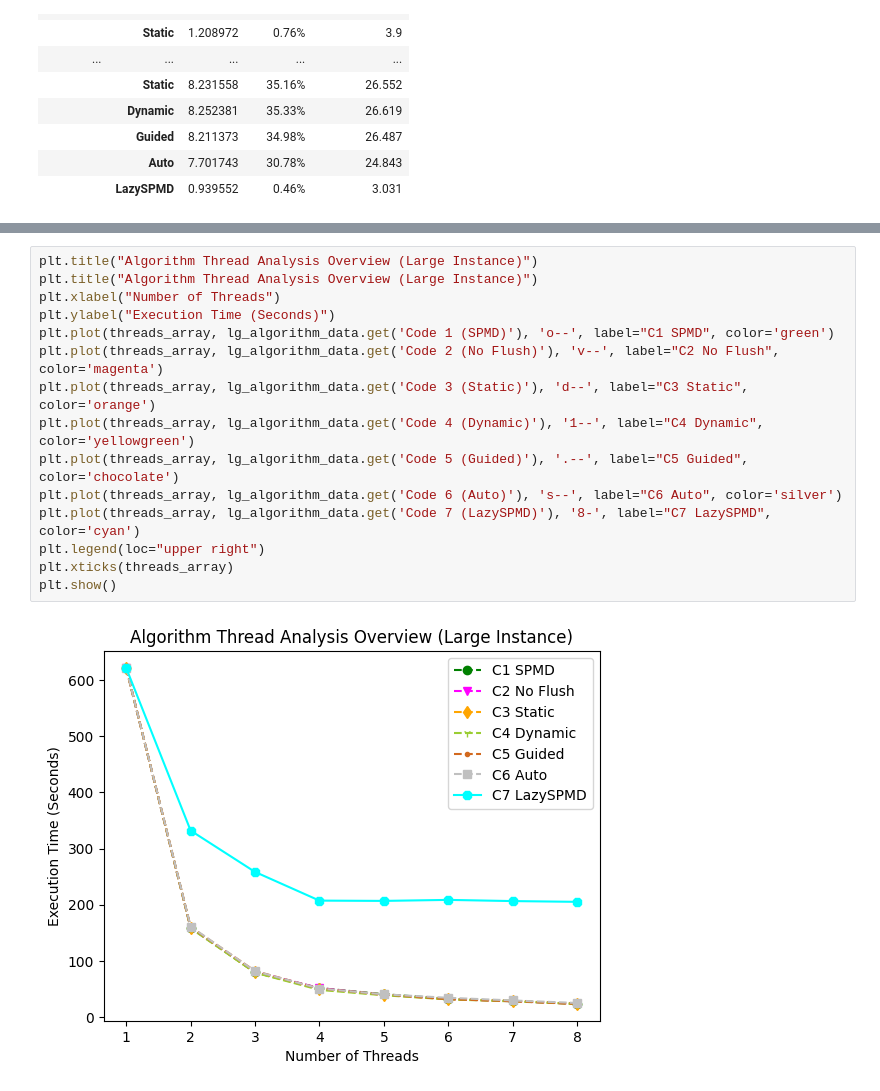
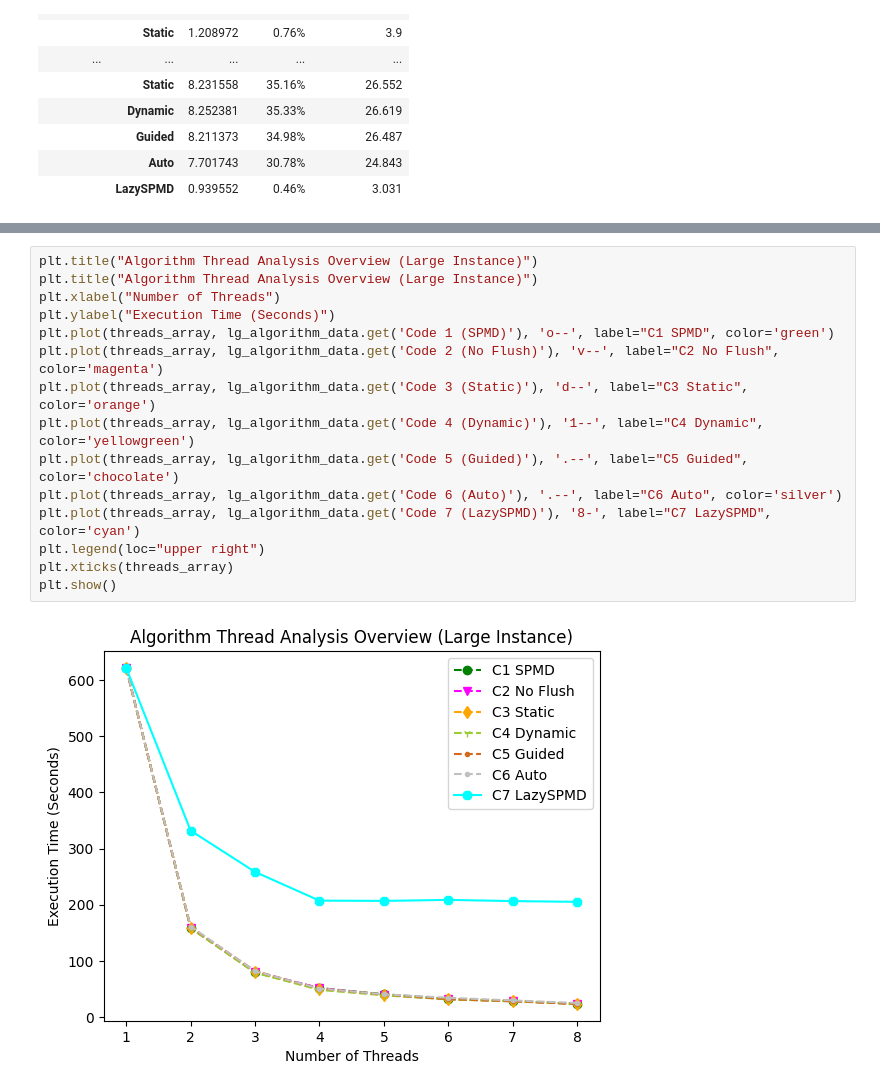
Before and after one commit to Daniels1610/RepairAlgorithmKP-OpenMP-Analysis, a Jupyter notebook: rpa_analysis.ipynb, the cells around one changed output, grey strips where cells are left out. Drawn from its saved outputs; the diff is of its cells as text.

```diff
--- a/rpa_analysis.ipynb
+++ b/rpa_analysis.ipynb
@@ -250,20 +250,20 @@ plt.show()
 # %%
 plt.title("Algorithm Thread Analysis Overview (Large Instance)")
 plt.title("Algorithm Thread Analysis Overview (Large Instance)")
 plt.xlabel("Number of Threads")
 plt.ylabel("Execution Time (Seconds)")
 plt.plot(threads_array, lg_algorithm_data.get('Code 1 (SPMD)'), 'o--', label="C1 SPMD", color='green')
 plt.plot(threads_array, lg_algorithm_data.get('Code 2 (No Flush)'), 'v--', label="C2 No Flush", color='magenta')
 plt.plot(threads_array, lg_algorithm_data.get('Code 3 (Static)'), 'd--', label="C3 Static", color='orange')
 plt.plot(threads_array, lg_algorithm_data.get('Code 4 (Dynamic)'), '1--', label="C4 Dynamic", color='yellowgreen')
 plt.plot(threads_array, lg_algorithm_data.get('Code 5 (Guided)'), '.--', label="C5 Guided", color='chocolate')
-plt.plot(threads_array, lg_algorithm_data.get('Code 6 (Auto)'), 's--', label="C6 Auto", color='silver')
+plt.plot(threads_array, lg_algorithm_data.get('Code 6 (Auto)'), '.--', label="C6 Auto", color='silver')
 plt.plot(threads_array, lg_algorithm_data.get('Code 7 (LazySPMD)'), '8-', label="C7 LazySPMD", color='cyan')
 plt.legend(loc="upper right")
 plt.xticks(threads_array)
 plt.show()
 # %% [output]
-[figure, old version]
+[figure, new version]
 # %%
 plt.title("Algorithm Thread Analysis Overview (Large Instance)")
 plt.title("Algorithm Thread Analysis Overview (Large Instance)")
```
Also changed, not shown: parts of 3 cells of this notebook.
